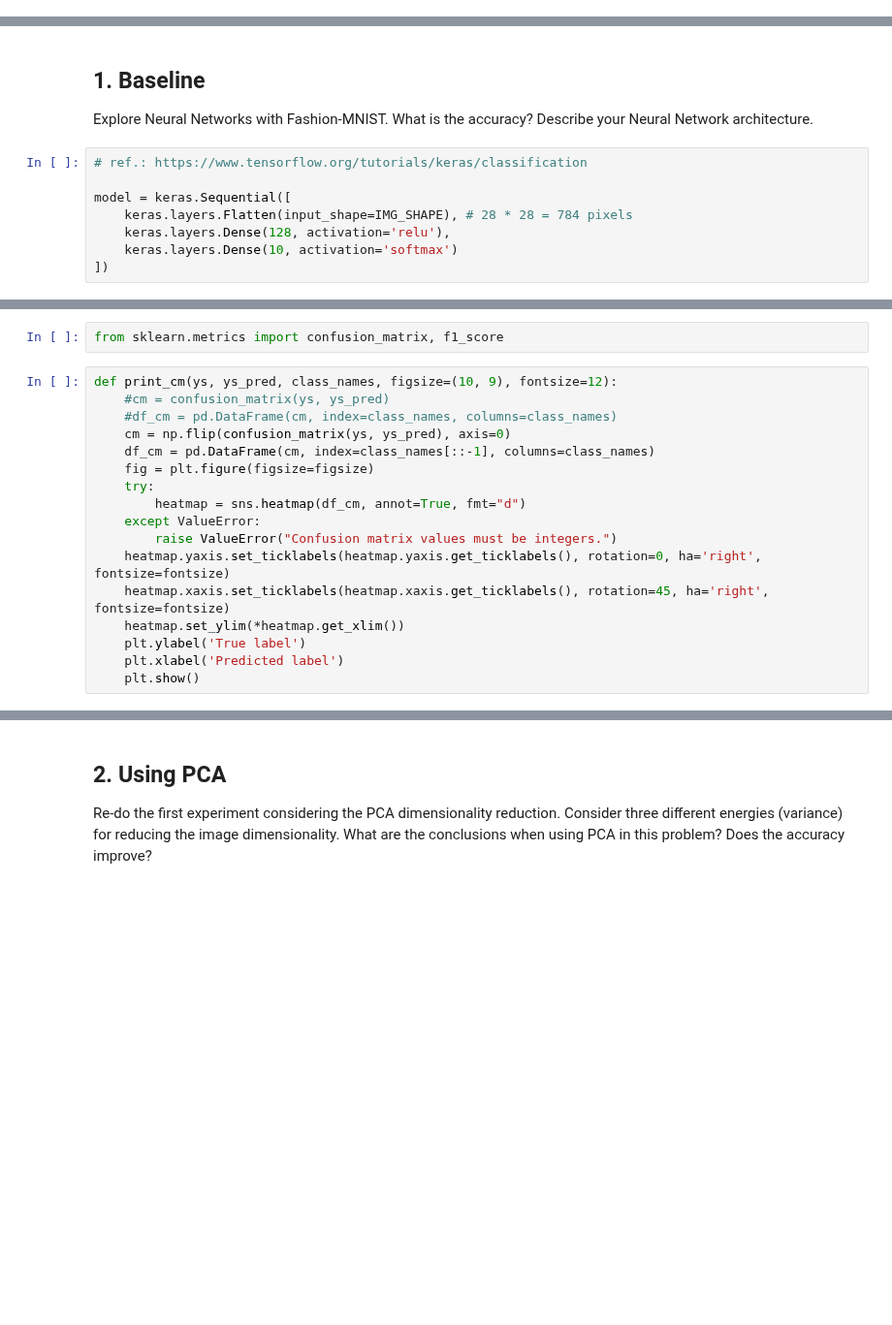
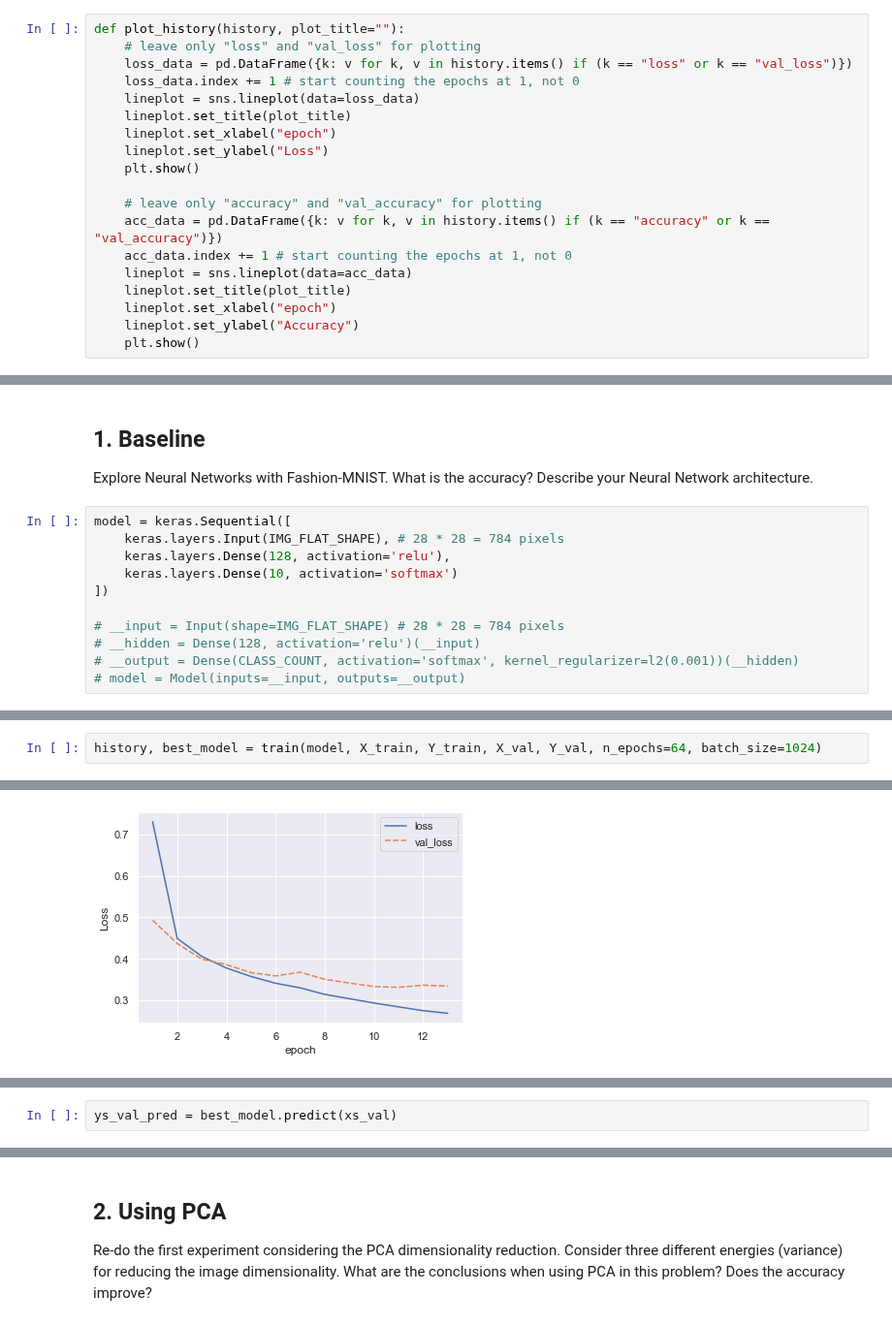
Before and after one commit to laurelkeys/machine-learning, a Jupyter notebook: assignment-3/preassignment/PreAssignment3.ipynb, the cells around one changed output, grey strips where cells are left out. Shown at 97% size. Cells and saved outputs as stored; diff of their text form; blank space fills up the shorter version.

```diff
--- a/assignment-3/preassignment/PreAssignment3.ipynb
+++ b/assignment-3/preassignment/PreAssignment3.ipynb
@@ -176,0 +131,19 @@ show_random_images(train_images, train_labels)
+# %%
+def plot_history(history, plot_title=""):
+    # leave only "loss" and "val_loss" for plotting
+    loss_data = pd.DataFrame({k: v for k, v in history.items() if (k == "loss" or k == "val_loss")})
+    loss_data.index += 1 # start counting the epochs at 1, not 0
+    lineplot = sns.lineplot(data=loss_data)
+    lineplot.set_title(plot_title)
+    lineplot.set_xlabel("epoch")
+    lineplot.set_ylabel("Loss")
+    plt.show()
+
+    # leave only "accuracy" and "val_accuracy" for plotting
+    acc_data = pd.DataFrame({k: v for k, v in history.items() if (k == "accuracy" or k == "val_accuracy")})
+    acc_data.index += 1 # start counting the epochs at 1, not 0
+    lineplot = sns.lineplot(data=acc_data)
+    lineplot.set_title(plot_title)
+    lineplot.set_xlabel("epoch")
+    lineplot.set_ylabel("Accuracy")
+    plt.show()
@@ -178,11 +243,14 @@ show_random_images(train_images, train_labels)
 ## 1. Baseline
 Explore Neural Networks with Fashion-MNIST. What is the accuracy? Describe your Neural Network architecture.
 # %%
-# ref.: https://www.tensorflow.org/tutorials/keras/classification
-
 model = keras.Sequential([
-    keras.layers.Flatten(input_shape=IMG_SHAPE), # 28 * 28 = 784 pixels
+    keras.layers.Input(IMG_FLAT_SHAPE), # 28 * 28 = 784 pixels
     keras.layers.Dense(128, activation='relu'),
     keras.layers.Dense(10, activation='softmax')
 ])
+
+# __input = Input(shape=IMG_FLAT_SHAPE) # 28 * 28 = 784 pixels
+# __hidden = Dense(128, activation='relu')(__input)
+# __output = Dense(CLASS_COUNT, activation='softmax', kernel_regularizer=l2(0.001))(__hidden)
+# model = Model(inputs=__input, outputs=__output)
 # %%
@@ -324,19 +276,3 @@ plt.show()
-# %%
-from sklearn.metrics import confusion_matrix, f1_score
-# %%
-def print_cm(ys, ys_pred, class_names, figsize=(10, 9), fontsize=12):
-    #cm = confusion_matrix(ys, ys_pred)
-    #df_cm = pd.DataFrame(cm, index=class_names, columns=class_names)
-    cm = np.flip(confusion_matrix(ys, ys_pred), axis=0)
-    df_cm = pd.DataFrame(cm, index=class_names[::-1], columns=class_names)
-    fig = plt.figure(figsize=figsize)
-    try:
-        heatmap = sns.heatmap(df_cm, annot=True, fmt="d")
-    except ValueError:
-        raise ValueError("Confusion matrix values must be integers.")
-    heatmap.yaxis.set_ticklabels(heatmap.yaxis.get_ticklabels(), rotation=0, ha='right', fontsize=fontsize)
-    heatmap.xaxis.set_ticklabels(heatmap.xaxis.get_ticklabels(), rotation=45, ha='right', fontsize=fontsize)
-    heatmap.set_ylim(*heatmap.get_xlim())
-    plt.ylabel('True label')
-    plt.xlabel('Predicted label')
-    plt.show()
+# %%
+history, best_model = train(model, X_train, Y_train, X_val, Y_val, n_epochs=64, batch_size=1024)
+# %% [output]
@@ -342,0 +296 @@ def print_cm(ys, ys_pred, class_names, figsize=(10, 9), fontsize=12):
+[figure, added]
@@ -342,0 +298,2 @@ def print_cm(ys, ys_pred, class_names, figsize=(10, 9), fontsize=12):
+# %%
+ys_val_pred = best_model.predict(xs_val)
```
Also changed, not shown: parts of 26 cells of this notebook, 1 other file.
